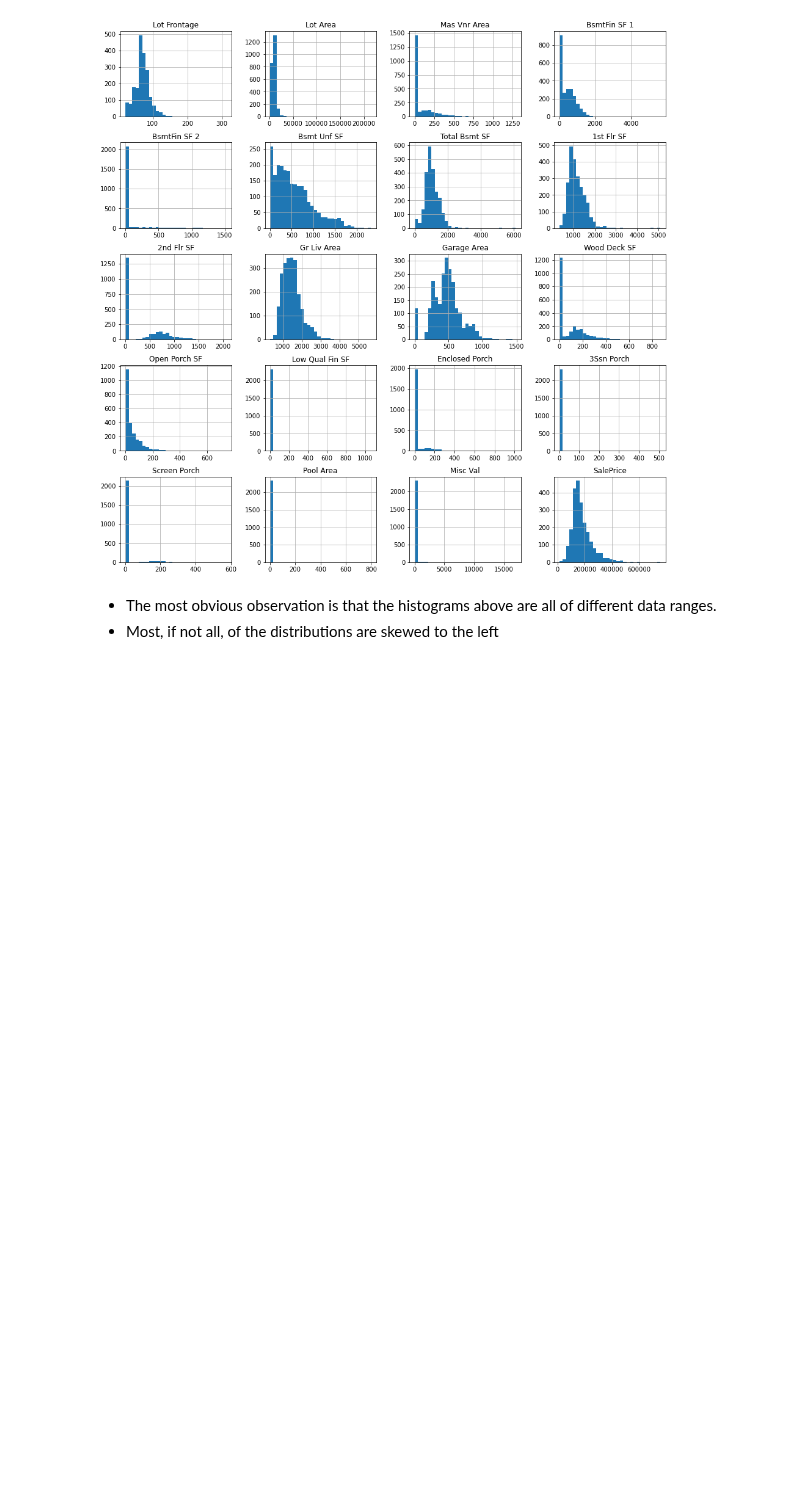
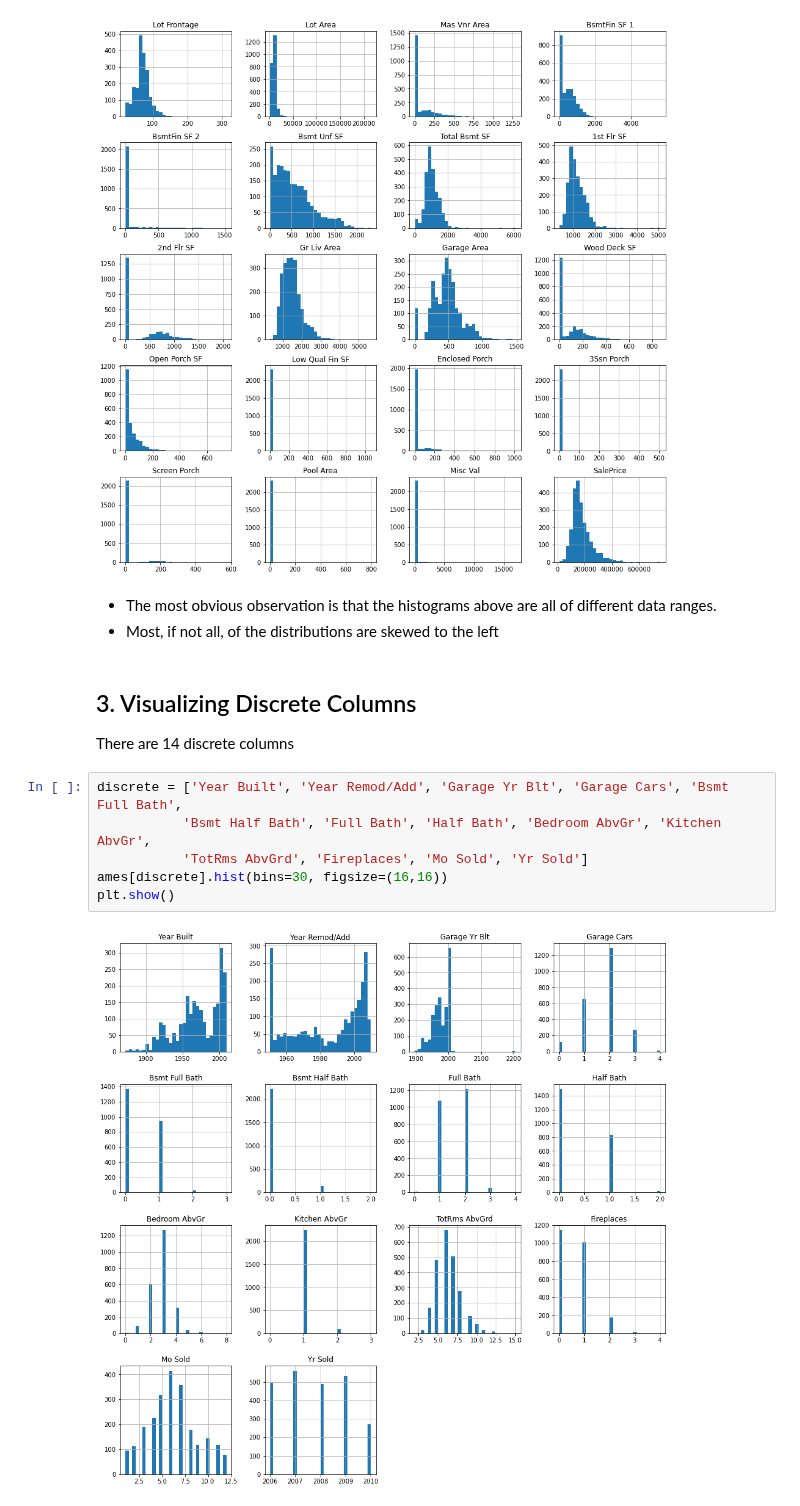
Before and after one commit to harera3/ML_Portfolio, a Jupyter notebook: 14_Ames_Housing_EDA.ipynb, the cells around one changed output. Drawn from its saved outputs; the diff is of its cells as text; blank space fills up the shorter version.

Commit message:
3. discrete visualization

```diff
--- a/14_Ames_Housing_EDA.ipynb
+++ b/14_Ames_Housing_EDA.ipynb
@@ -39,3 +40,14 @@ plt.show()
 # %% [markdown]
 - The most obvious observation is that the histograms above are all of different data ranges.
 - Most, if not all, of the distributions are skewed to the left
+# %% [markdown]
+## 3. Visualizing Discrete Columns
+There are 14 discrete columns
+# %%
+discrete = ['Year Built', 'Year Remod/Add', 'Garage Yr Blt', 'Garage Cars', 'Bsmt Full Bath',
+           'Bsmt Half Bath', 'Full Bath', 'Half Bath', 'Bedroom AbvGr', 'Kitchen AbvGr',
+           'TotRms AbvGrd', 'Fireplaces', 'Mo Sold', 'Yr Sold']
+ames[discrete].hist(bins=30, figsize=(16,16))
+plt.show()
+# %% [output]
+[figure, added]
```
Also changed, not shown: parts of 3 cells of this notebook.
